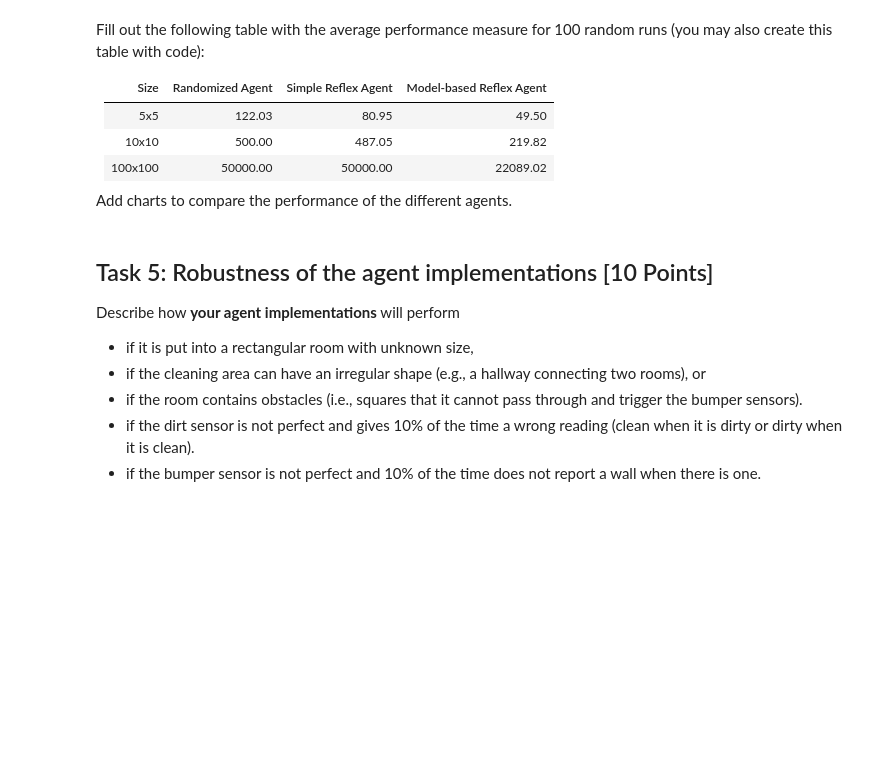
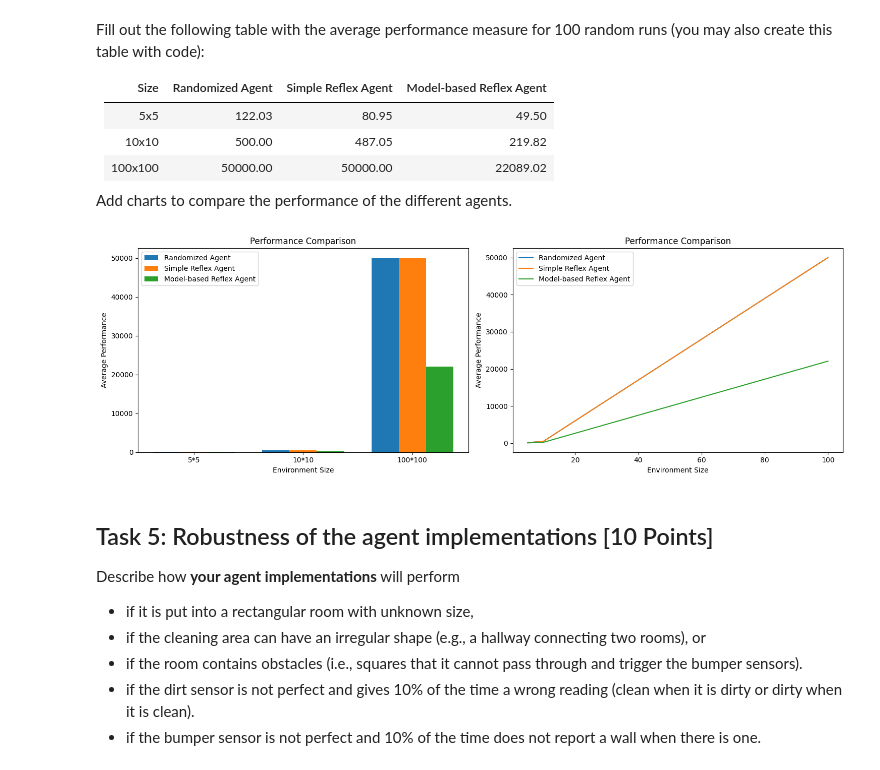
Before and after one commit to Jonestg26/Assignment1, a Jupyter notebook: robot_vacuum.ipynb, the cells around one changed output. Saved outputs shown, nothing was run; the diff lists cells and outputs as text; code cells hidden in the pictures; blank space fills up the shorter version.

```diff
--- a/robot_vacuum.ipynb
+++ b/robot_vacuum.ipynb
@@ -233,7 +233,7 @@ def execute_action(room, agent_pos, action):
 
   return (new_row, new_col), (new_row, new_col) != (row, col)
 
-def run_environment(agent_function, size = 5, dirt_probability = 0.2, max_steps = 1000, verbose = False):
+def run_environment(agent_function, size = 5, dirt_probability = 0.2, max_steps = 500, verbose = False):
   """
   Run environment for agent
   """
@@ -588,3 +586,36 @@ Add charts to compare the performance of the different agents.
+# %%
+import numpy as np
+import pandas as pd
+import matplotlib.pyplot as plt
+
+fig, (ax1, ax2) = plt.subplots(1, 2, figsize=(15, 5))
+
+x = np.arange(len(results["size"]))
+width = 0.25
+ax1.bar(x - width, results["Random Performance"], width, label="Randomized Agent")
+ax1.bar(x, results["Simple Performance"], width, label="Simple Reflex Agent")
+ax1.bar(x + width, results["Model Performance"], width, label="Model-based Reflex Agent")
+
+ax1.set_xlabel("Environment Size")
+ax1.set_ylabel("Average Performance")
+ax1.set_title("Performance Comparison")
+ax1.set_xticks(x)
+ax1.set_xticklabels([f"{s}*{s}" for s in results["size"]])
+ax1.legend()
+
+
+ax2.plot(results["size"], results["Random Performance"], label="Randomized Agent")
+ax2.plot(results["size"], results["Simple Performance"], label="Simple Reflex Agent")
+ax2.plot(results["size"], results["Model Performance"], label="Model-based Reflex Agent")
+ax2.set_xlabel("Environment Size")
+ax2.set_ylabel("Average Performance")
+ax2.set_title("Performance Comparison")
+ax2.legend()
+
+plt.tight_layout()
+plt.show()
+# %% [output]
+[figure, added]
 # %% [markdown]
 ## Task 5: Robustness of the agent implementations [10 Points]
 
```
Also changed, not shown: parts of 5 cells of this notebook.
